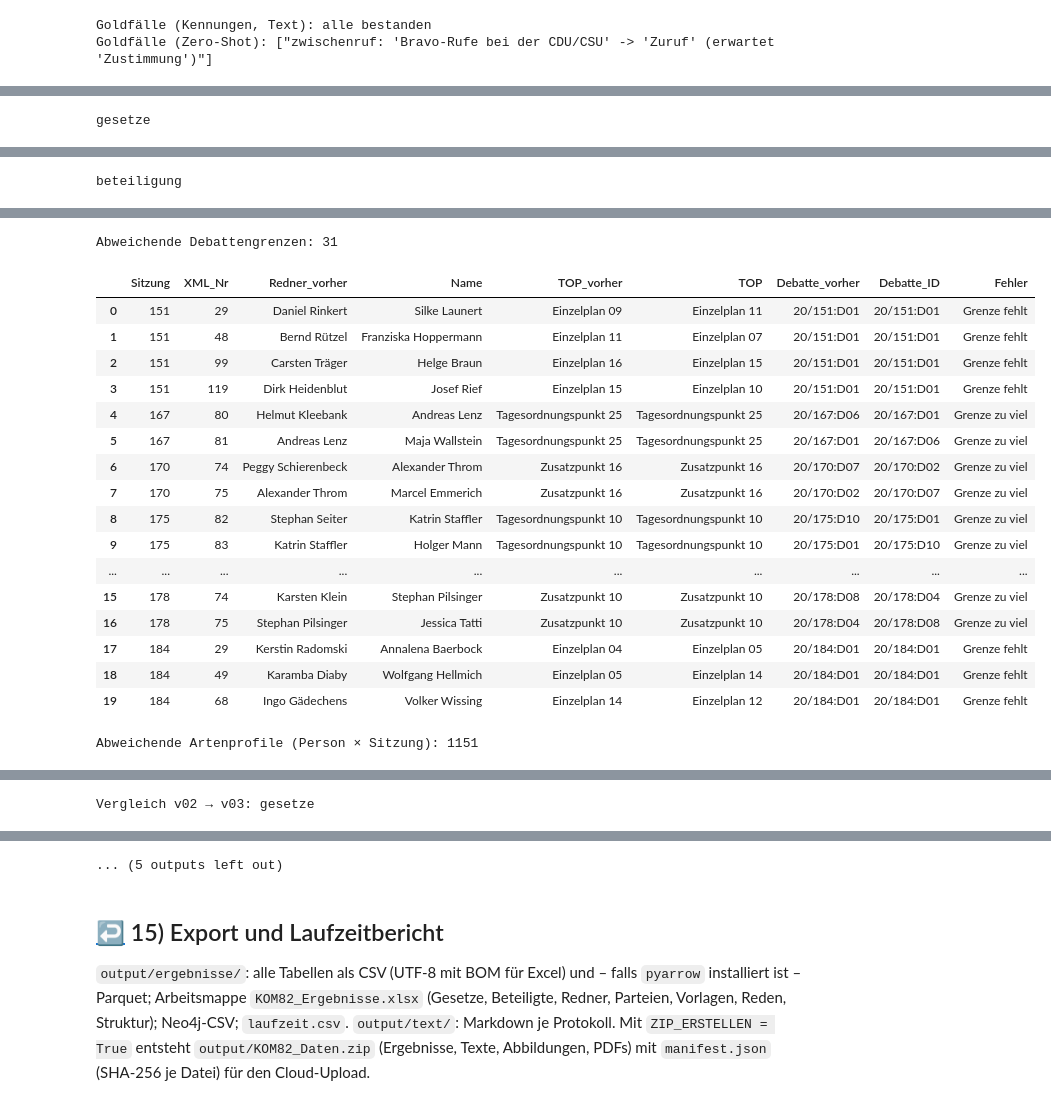
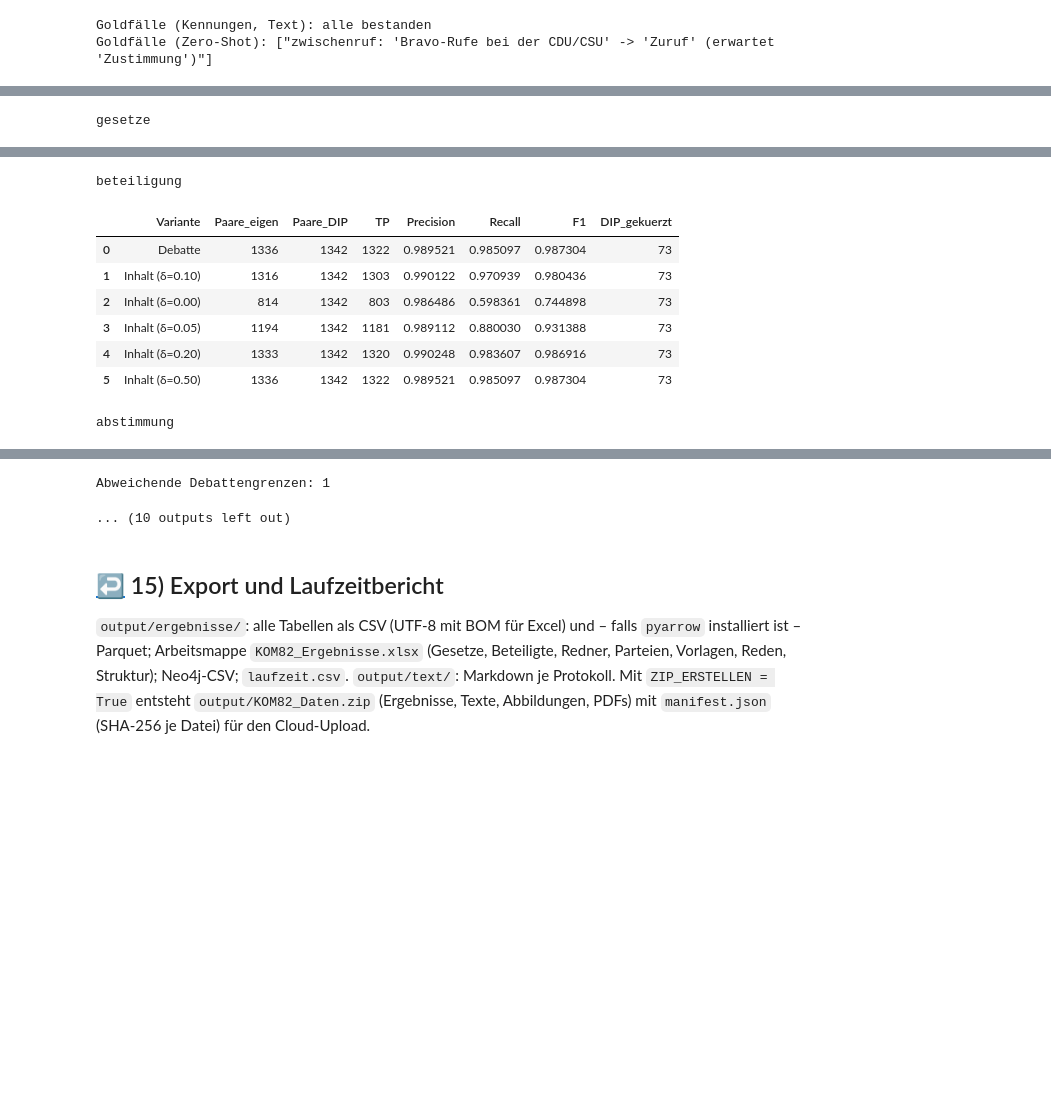
Before and after one commit to Geronimo39/KOM82_NLPNEU, a Jupyter notebook: KOM82_NLP_v03.ipynb, the cells around one changed output, grey strips where cells are left out. Saved outputs shown, nothing was run; the diff lists cells and outputs as text; code cells hidden in the pictures; blank space fills up the shorter version.

```diff
--- a/KOM82_NLP_v03.ipynb
+++ b/KOM82_NLP_v03.ipynb
@@ -2811,7 +2856,7 @@ def beteiligung_debatte(reden: pd.DataFrame, vorlagen: pd.DataFrame) -> pd.DataF
                                                               "Partei_Gruppe", "Beitragsart", "Woerter"]], on="Debatte_ID")
     m["Zuordnung"] = np.where(m["Debatte_ID"].map(n_vorlagen).fillna(1).gt(1), "verbundene Debatte", "direkt")
     m["Methode"] = "Debatte"
-    m["Score"] = 1.0
+    m["RRF_Score"] = np.nan                # strukturelle Zuordnung: kein Score (RRF nur bei Methode 'Inhalt')
     return m
 
 
@@ -2856,7 +2901,7 @@ def gesetzeserwaehnungen(reden: pd.DataFrame, gesetze: pd.DataFrame, ner: Rechts
     Titel bzw. Kurztitel enthalten sind; mehrdeutige Nennungen bleiben unverknüpft. `Norm_Schluessel` fasst
     Flexionsformen zusammen ('Grundgesetz'/'Grundgesetzes')."""
     spalten = ["Rede_ID", "Sitzung", "Debatte_ID", "Redner", "Partei_Gruppe", "Norm_Typ", "Gesetz_genannt",
-               "Norm_Schluessel", "Quelle", "Score", "Gesetz_ID", "Passage"]
+               "Norm_Schluessel", "Quelle", "NER_Score", "Gesetz_ID", "Passage"]
     def kern(t: str) -> frozenset:
         return frozenset(w for w in staemme(t) if not w.isdigit())
     namen = {w for p in personen for w in personen_schluessel(str(p)).split()}
@@ -2887,7 +2932,7 @@ def gesetzeserwaehnungen(reden: pd.DataFrame, gesetze: pd.DataFrame, ner: Rechts
             ids = {gid for kb, gid in bekannt if (k := kern(name)) and k <= kb}
             zeilen.append({"Rede_ID": x.Rede_ID, "Sitzung": x.Sitzung, "Debatte_ID": x.Debatte_ID, "Redner": x.Redner,
                            "Partei_Gruppe": x.Partei_Gruppe, "Norm_Typ": typ, "Gesetz_genannt": name,
-                           "Norm_Schluessel": titel_schluessel(name), "Quelle": quelle, "Score": score,
+                           "Norm_Schluessel": titel_schluessel(name), "Quelle": quelle, "NER_Score": score,
                            "Gesetz_ID": ids.pop() if len(ids) == 1 else None, "Passage": s})
     return pd.DataFrame(zeilen, columns=spalten)
 # %%
@@ -3759,7 +3957,7 @@ with stufe("8_beteiligung"):
     BETEILIGUNG_INHALT = pd.concat([
         BETEILIGUNG_DEBATTE.loc[~_verb],
         BETEILIGUNG_DEBATTE.loc[_verb].merge(_inhalt[["Rede_ID", "Vorlage_ID", "RRF"]], on=["Rede_ID", "Vorlage_ID"])
-        .assign(Methode="Inhalt", Score=lambda d: d.pop("RRF"))], ignore_index=True)
+        .assign(Methode="Inhalt", RRF_Score=lambda d: d.pop("RRF"))], ignore_index=True)
     for _b in (BETEILIGUNG_DEBATTE, BETEILIGUNG_INHALT):
         _b["Sitzung"] = _b["Rede_ID"].str.split(":").str[0].str.split("/").str[1].astype(int)
 print(f"Chunks: {len(CHUNKS):,} | Dense: {'ja' if SUCHE.E is not None else 'nein (nur BM25)'} | "
@@ -3880,6 +4078,23 @@ SYSTEM_SENT = ("Bewerte die Tonalität eines einzelnen Satzes aus einer Rede im
 def llm_sentiment(backend: OllamaBackend, saetze_: list[str]) -> list[str | None]:
     antworten = backend.chat_viele([(SYSTEM_SENT, s, SCHEMA_SENT) for s in saetze_])
     return [a.get("sentiment") if a else None for a in antworten]
+
+
+SCHEMA_SENTIMENT = {"type": "object", "properties": {"sentiment": {"type": "string", "enum": ["negativ", "neutral", "positiv"]}},
+                    "required": ["sentiment"]}
+SYSTEM_SENTIMENT = (
+    "Bewerte die Haltung eines Satzes aus einer Rede im Deutschen Bundestag: negativ = Kritik, Ablehnung, Vorwurf, "
+    "Sorge; positiv = Zustimmung, Lob, Unterstützung, Zuversicht; neutral = sachliche Information ohne Wertung.")
+
+
+def sentiment_gegenprobe(saetze: pd.DataFrame, backend, n: int = 100, seed: int = 42) -> pd.DataFrame:
+    """Zweiter Bewerter (v03): das LLM bewertet eine nach ParlaSent-Klasse geschichtete Zufallsstichprobe
+    (n je Klasse, fester Seed). Übereinstimmung und Cohens Kappa in Kap. 14. Die Schichtung überrepräsentiert
+    die seltenen Klassen – die Kennzahl prüft die Trennschärfe, nicht die natürliche Verteilung."""
+    s = saetze.dropna(subset=["Klasse"])
+    stich = pd.concat([g.sample(min(n, len(g)), random_state=seed) for _, g in s.groupby("Klasse")])
+    antworten = backend.chat_viele([(SYSTEM_SENTIMENT, f"Satz: {t}", SCHEMA_SENTIMENT) for t in stich["Satz"]])
+    return stich.assign(LLM=[a.get("sentiment") if a else None for a in antworten])
 # %%
 # ---------------------------------------------------------------------
 # Sentiment je Satz (ParlaSent) -> je Rede
@@ -4968,9 +5276,21 @@ if MODUS == "dev":
             _b[f"Inhalt (δ={_d:.2f})"] = pd.concat([BETEILIGUNG_DEBATTE.loc[~_v], BETEILIGUNG_DEBATTE.loc[_v].merge(
                 _z.loc[_z["Zugeordnet"], ["Rede_ID", "Vorlage_ID"]], on=["Rede_ID", "Vorlage_ID"])])
     EVAL["beteiligung"] = BEW.beteiligung_dip(_b, _abb)
-    for k in ("reden", "xml", "debatten"):
+    # Abstimmungsergebnis und Beratungsart gegen die DIP-Beschlüsse (Varianten wie bei den Gesetzen)
+    EVAL["abstimmung"], EVAL["abstimmung_fehler"] = BEW.abstimmungen_dip({
+        "Formel": VORLAGEN.assign(Ergebnis=VORLAGEN["Ergebnis_Formel"]),
+        "LLM": VORLAGEN.assign(Ergebnis=VORLAGEN["Ergebnis_LLM"]), "Hybrid": VORLAGEN})
+    EVAL["beratung"], EVAL["beratung_fehler"] = BEW.beratung_dip(VORLAGEN)
+    if len(SENTIMENT_SAETZE) and LLM_NUTZBAR:               # Sentiment: LLM als zweiter Bewerter (Stichprobe)
+        EVAL["sentiment_stichprobe"] = sentiment_gegenprobe(SENTIMENT_SAETZE, BACKEND).dropna(subset=["LLM"])
+        EVAL["sentiment"] = BEW.kappa(EVAL["sentiment_stichprobe"]["Klasse"].tolist(), EVAL["sentiment_stichprobe"]["LLM"].tolist())
+        display(pd.crosstab(EVAL["sentiment_stichprobe"]["Klasse"], EVAL["sentiment_stichprobe"]["LLM"],
+                            rownames=["ParlaSent"], colnames=["LLM"]))
+    else:
+        EVAL["sentiment"] = {}
+    for k in ("reden", "xml", "debatten", "beratung", "sentiment"):
         print(k, {a: round(b, 3) if isinstance(b, float) else b for a, b in EVAL[k].items()})
-    for k in ("arten", "gesetze", "beteiligung"):
+    for k in ("arten", "gesetze", "beteiligung", "abstimmung"):
         print(k); display(EVAL[k])
     if len(EVAL["debatten_fehler"]):                             # Einzelfälle: abweichende Debattengrenzen
         print(f"Abweichende Debattengrenzen: {len(EVAL['debatten_fehler'])}")
@@ -4988,7 +5308,9 @@ if MODUS == "dev":
         if isinstance(v, pd.DataFrame) and len(v):
             v.to_csv(EVAL_DIR / f"eval_{k}_{_suffix}.csv", encoding="utf-8-sig")
     pd.DataFrame([{**{f"reden_{a}": b for a, b in EVAL["reden"].items()}, **{f"xml_{a}": b for a, b in EVAL["xml"].items()},
-                   **{f"debatten_{a}": b for a, b in EVAL["debatten"].items()}}]) \
+                   **{f"debatten_{a}": b for a, b in EVAL["debatten"].items()},
+                   **{f"beratung_{a}": b for a, b in EVAL["beratung"].items()},
+                   **{f"sentiment_{a}": b for a, b in EVAL["sentiment"].items()}}]) \
         .to_csv(EVAL_DIR / f"eval_kennzahlen_{_suffix}.csv", encoding="utf-8-sig", index=False)
     # Vorher/Nachher: dieselben Kennzahlen aus einer Kopie des Ausgabeordners der Vorversion (gleicher Split)
     _alt, _v = VERGLEICH_DIR / "evaluation", VERGLEICH_DIR.name.removeprefix("output_") or "vorher"
@@ -5029 +5345,0 @@ arten
-gesetze
@@ -5036 +5364 @@ gesetze
-beteiligung
+gesetze
@@ -5044,19 +5371,9 @@ beteiligung
-Abweichende Debattengrenzen: 31
+beteiligung
-|  | Sitzung | XML_Nr | Redner_vorher | Name | TOP_vorher | TOP | Debatte_vorher | Debatte_ID | Fehler |
-| 0 | 151 | 29 | Daniel Rinkert | Silke Launert | Einzelplan 09 | Einzelplan 11 | 20/151:D01 | 20/151:D01 | Grenze fehlt |
-| 1 | 151 | 48 | Bernd Rützel | Franziska Hoppermann | Einzelplan 11 | Einzelplan 07 | 20/151:D01 | 20/151:D01 | Grenze fehlt |
-| 2 | 151 | 99 | Carsten Träger | Helge Braun | Einzelplan 16 | Einzelplan 15 | 20/151:D01 | 20/151:D01 | Grenze fehlt |
-| 3 | 151 | 119 | Dirk Heidenblut | Josef Rief | Einzelplan 15 | Einzelplan 10 | 20/151:D01 | 20/151:D01 | Grenze fehlt |
-| 4 | 167 | 80 | Helmut Kleebank | Andreas Lenz | Tagesordnungspunkt 25 | Tagesordnungspunkt 25 | 20/167:D06 | 20/167:D01 | Grenze zu viel |
-| 5 | 167 | 81 | Andreas Lenz | Maja Wallstein | Tagesordnungspunkt 25 | Tagesordnungspunkt 25 | 20/167:D01 | 20/167:D06 | Grenze zu viel |
-| 6 | 170 | 74 | Peggy Schierenbeck | Alexander Throm | Zusatzpunkt 16 | Zusatzpunkt 16 | 20/170:D07 | 20/170:D02 | Grenze zu viel |
-| 7 | 170 | 75 | Alexander Throm | Marcel Emmerich | Zusatzpunkt 16 | Zusatzpunkt 16 | 20/170:D02 | 20/170:D07 | Grenze zu viel |
-| 8 | 175 | 82 | Stephan Seiter | Katrin Staffler | Tagesordnungspunkt 10 | Tagesordnungspunkt 10 | 20/175:D10 | 20/175:D01 | Grenze zu viel |
-| 9 | 175 | 83 | Katrin Staffler | Holger Mann | Tagesordnungspunkt 10 | Tagesordnungspunkt 10 | 20/175:D01 | 20/175:D10 | Grenze zu viel |
-| ... | ... | ... | ... | ... | ... | ... | ... | ... | ... |
-| 15 | 178 | 74 | Karsten Klein | Stephan Pilsinger | Zusatzpunkt 10 | Zusatzpunkt 10 | 20/178:D08 | 20/178:D04 | Grenze zu viel |
-| 16 | 178 | 75 | Stephan Pilsinger | Jessica Tatti | Zusatzpunkt 10 | Zusatzpunkt 10 | 20/178:D04 | 20/178:D08 | Grenze zu viel |
-| 17 | 184 | 29 | Kerstin Radomski | Annalena Baerbock | Einzelplan 04 | Einzelplan 05 | 20/184:D01 | 20/184:D01 | Grenze fehlt |
-| 18 | 184 | 49 | Karamba Diaby | Wolfgang Hellmich | Einzelplan 05 | Einzelplan 14 | 20/184:D01 | 20/184:D01 | Grenze fehlt |
-| 19 | 184 | 68 | Ingo Gädechens | Volker Wissing | Einzelplan 14 | Einzelplan 12 | 20/184:D01 | 20/184:D01 | Grenze fehlt |
+|  | Variante | Paare_eigen | Paare_DIP | TP | Precision | Recall | F1 | DIP_gekuerzt |
+| 0 | Debatte | 1336 | 1342 | 1322 | 0.989521 | 0.985097 | 0.987304 | 73 |
+| 1 | Inhalt (δ=0.10) | 1316 | 1342 | 1303 | 0.990122 | 0.970939 | 0.980436 | 73 |
+| 2 | Inhalt (δ=0.00) | 814 | 1342 | 803 | 0.986486 | 0.598361 | 0.744898 | 73 |
+| 3 | Inhalt (δ=0.05) | 1194 | 1342 | 1181 | 0.989112 | 0.880030 | 0.931388 | 73 |
+| 4 | Inhalt (δ=0.20) | 1333 | 1342 | 1320 | 0.990248 | 0.983607 | 0.986916 | 73 |
+| 5 | Inhalt (δ=0.50) | 1336 | 1342 | 1322 | 0.989521 | 0.985097 | 0.987304 | 73 |
-Abweichende Artenprofile (Person × Sitzung): 1151
+abstimmung
@@ -5080 +5386,0 @@ Abweichende Artenprofile (Person × Sitzung): 1151
-Vergleich v02 → v03: gesetze
@@ -5088,4 +5387,5 @@ Vergleich v02 → v03: gesetze
-... (5 outputs left out)
+Abweichende Debattengrenzen: 1
+... (10 outputs left out)
 # %% [markdown]
 ## [↩](#toc) 15) Export und Laufzeitbericht<a class="anchor" id="k15"></a>
 
```
Also changed, not shown: parts of 32 cells of this notebook, 5 other files.
